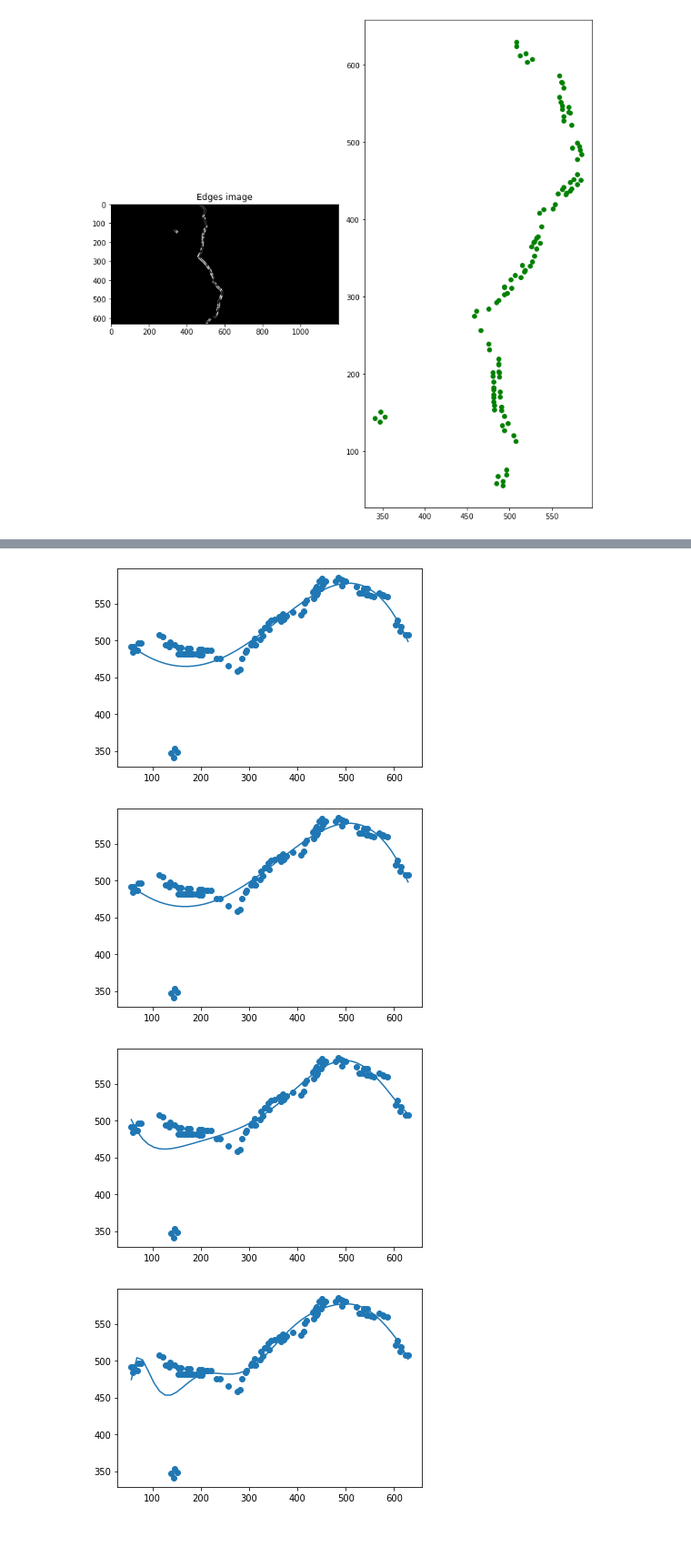
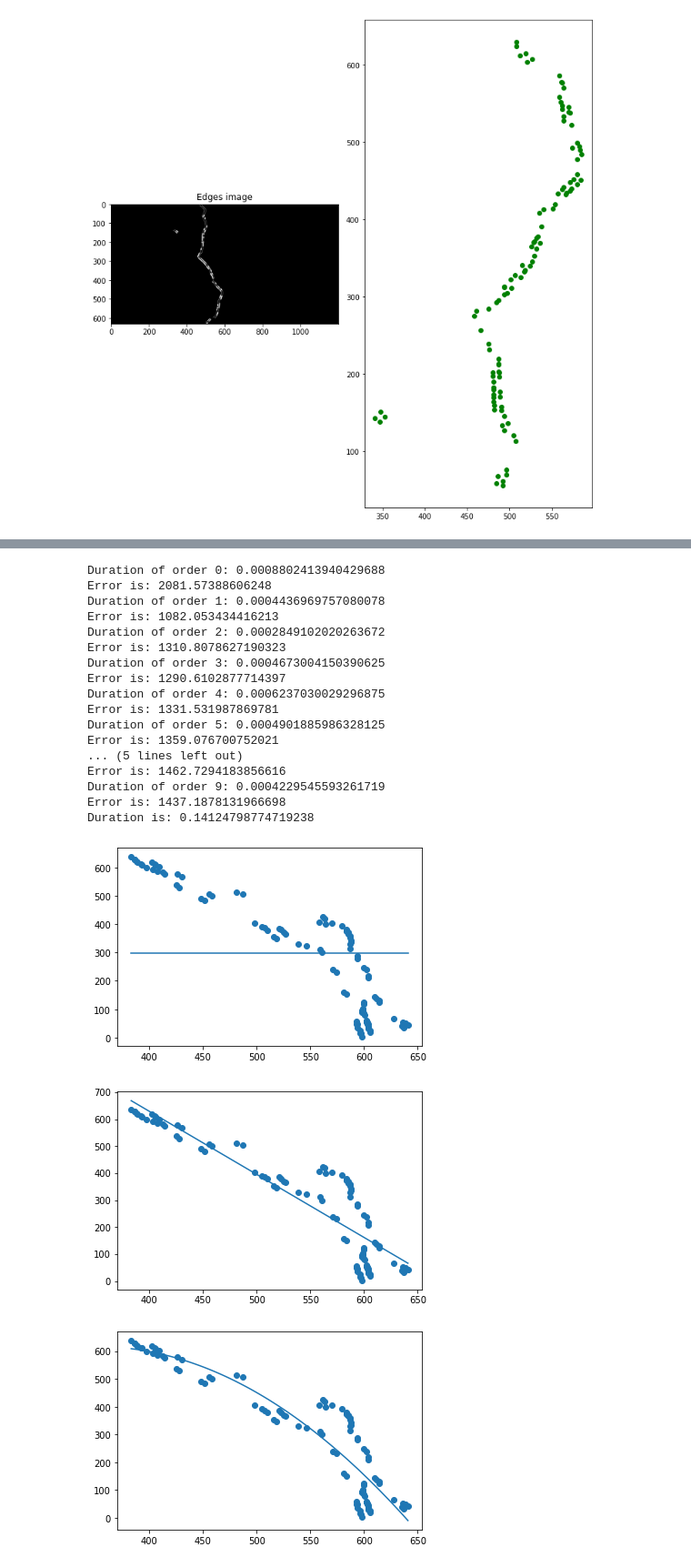
Before and after one commit to fzoric8/ros_utils, a Jupyter notebook: play/CrackManipulation.ipynb, the cells around one changed output, grey strips where cells are left out. Shown at 91% size. Saved outputs shown, nothing was run; the diff lists cells and outputs as text; code cells hidden in the pictures; blank space fills up the shorter version.

Commit message:
Polynomial fitting / Multiple orders

```diff
--- a/play/CrackManipulation.ipynb
+++ b/play/CrackManipulation.ipynb
@@ -167,16 +169,3 @@ pts3 = hough_lines_p(edge3, d_, True)
 [figure]
 Number of detected lines for 21 votes is: 54
 [figure]
-# %%
-def polynomial_fitting(pts, order):
-    x = pts[:, 1]; y = pts[:, 0]
-    p = np.polyfit(x, y, order)
-    f = np.poly1d(p)
-    x_new = np.linspace(min(x), max(x))
-    y_new = f(x_new)
-
-    plt.figure()
-    plt.scatter(x, y)
-    plt.plot(x_new, y_new)
-# %%
-polynomial_fitting(pts1, 2); polynomial_fitting(pts1, 3); polynomial_fitting(pts1, 4)
@@ -193,7 +171,0 @@ polynomial_fitting(pts2, 3); polynomial_fitting(pts2, 4); polynomial_fitting(pts
-# %%
-polynomial_fitting(pts3, 4); polynomial_fitting(pts3, 5); polynomial_fitting(pts3, 6); polynomial_fitting(pts3, 10)
-# %% [output]
-[figure, removed]
-[figure, removed]
-[figure, removed]
-[figure, removed]
@@ -199,0 +207,32 @@ polynomial_fitting(pts3, 4); polynomial_fitting(pts3, 5); polynomial_fitting(pts
+# %%
+#polynomial_fitting(pts1, 2); polynomial_fitting(pts1, 3); polynomial_fitting(pts1, 4)
+
+# 0.15 sekundi duration da prodje kroz X tocaka
+orders = list(range(0, 10))
+start_t = time.time()
+for o in orders:
+    y, y_new = polynomial_fitting(pts1, o)
+    check_error(y, y_new)
+    end_t = time.time()
+print(f"Duration is: {end_t - start_t}")
+# %% [output]
+Duration of order 0: 0.0008802413940429688
+Error is: 2081.57388606248
+Duration of order 1: 0.0004436969757080078
+Error is: 1082.053434416213
+Duration of order 2: 0.0002849102020263672
+Error is: 1310.8078627190323
+Duration of order 3: 0.0004673004150390625
+Error is: 1290.6102877714397
+Duration of order 4: 0.0006237030029296875
+Error is: 1331.531987869781
+Duration of order 5: 0.0004901885986328125
+Error is: 1359.076700752021
+... (5 lines left out)
+Error is: 1462.7294183856616
+Duration of order 9: 0.0004229545593261719
+Error is: 1437.1878131966698
+Duration is: 0.14124798774719238
+[figure, added]
+[figure, added]
+[figure, added]
```
Also changed, not shown: parts of 8 cells of this notebook.
